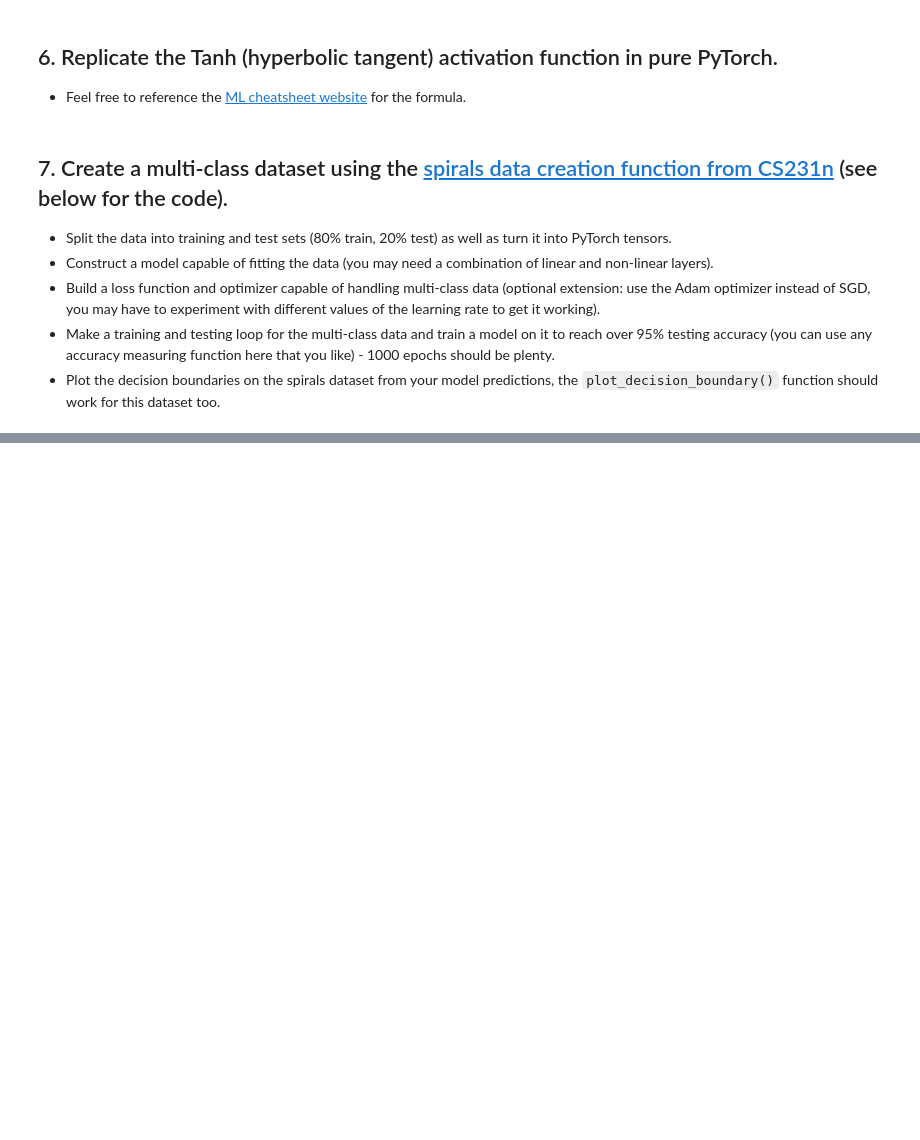
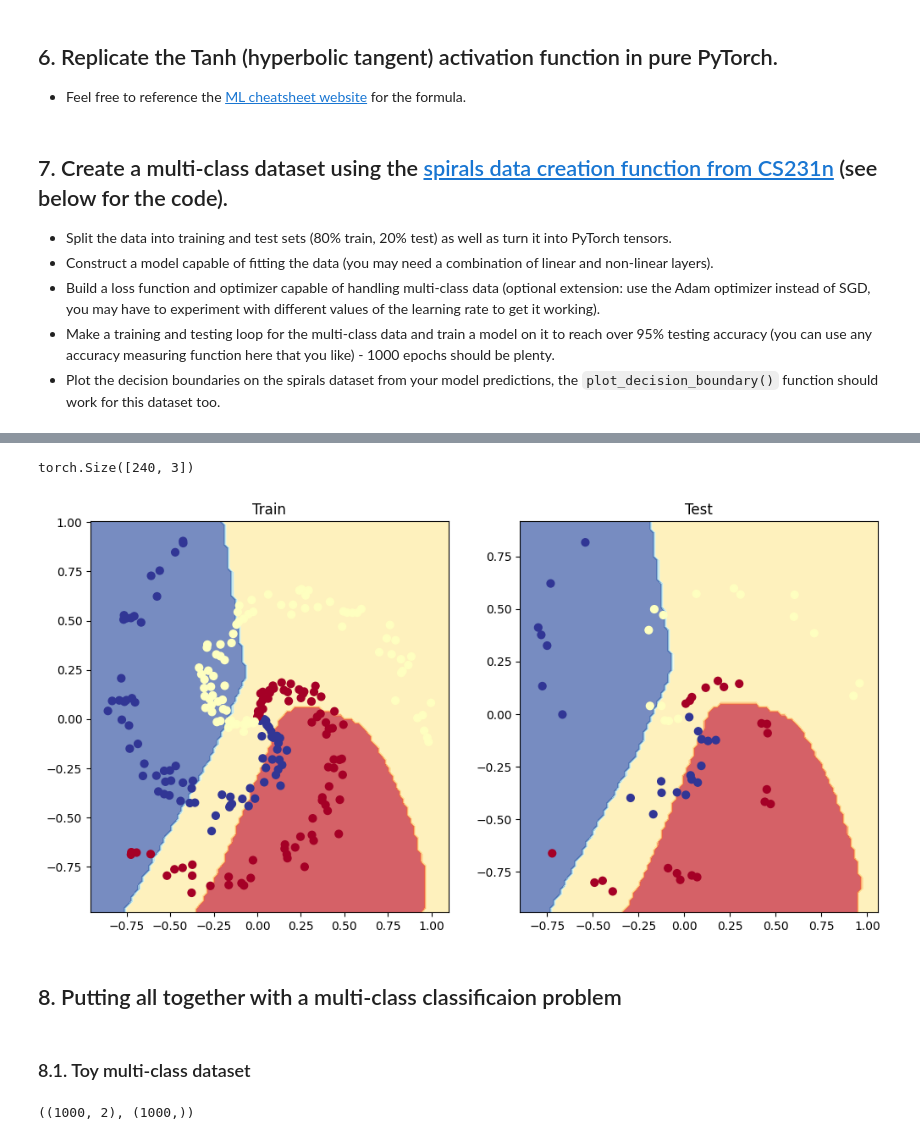
Before and after one commit to TungCan273/pytorch-deep-learning, a Jupyter notebook: extras/exercises/02_pytorch_classification_exercises.ipynb, the cells around one changed output, grey strips where cells are left out. Cells and saved outputs as stored; diff of their text form; code cells hidden in the pictures; blank space fills up the shorter version.

```diff
--- a/extras/exercises/02_pytorch_classification_exercises.ipynb
+++ b/extras/exercises/02_pytorch_classification_exercises.ipynb
@@ -356,35 +460,44 @@ Pred labels:
 # %%
 # Setup loss function and optimizer
-# loss_fn =
-# optimizer =
+loss_fn = nn.CrossEntropyLoss()
+optimizer = torch.optim.SGD(
+    params = model.parameters(),
+    lr = 0.01
+)
 # %%
 # Build a training loop for the model
+epochs = 1000
 
 # Loop over data
-
+for epoch in range(epochs):
 
   ## Training
-
+  model.train()
   # 1. Forward pass
-
+  logits = model(X_train).squeeze()
+  preds = torch.softmax(logits, dim=1).argmax(dim=1)
 
   # 2. Calculate the loss
-
+  loss = loss_fn(logits, y_train)
+  acc = acc_fn(preds, y_train)
 
   # 3. Optimizer zero grad
-
+  optimizer.zero_grad()
 
   # 4. Loss backward
-
+  loss.backward()
 
   # 5. Optimizer step
-
+  optimizer.step()
 
   ## Testing
-
-
+  model.eval()
+  with torch.inference_mode():
     # 1. Forward pass
-
+    _logits = model(X_test).squeeze()
     # 2. Caculate loss and acc
-
+    _loss = loss_fn(_logits, y_test)
+    _acc = acc_fn(torch.softmax(_logits, dim=1).argmax(dim=1), y_test)
   # Print out what's happening every 100 epochs
+  if epoch % 100 == 0:
+    print(f"Epoch: {epoch} | Loss: {loss:.2f} Acc: {acc:.2f} | Test loss: {_loss:.2f} Test acc: {_acc:.2f}")
@@ -392,0 +515,19 @@ Pred labels:
+# %%
+preds.shape
+# %% [output]
+torch.Size([240, 3])
+# %%
+
+plt.figure(figsize=(12, 6))
+plt.subplot(1, 2, 1)
+plt.title("Train")
+plot_decision_boundary(model, X_train, y_train)
+plt.subplot(1, 2, 2)
+plt.title("Test")
+plot_decision_boundary(model, X_test, y_test)
+# %% [output]
+[figure, added]
+# %% [markdown]
+## 8. Putting all together with a multi-class classificaion problem
+# %% [markdown]
+### 8.1. Toy multi-class dataset
@@ -392,0 +551,4 @@ Pred labels:
+# %%
+X_blob.shape, y_blob.shape
+# %% [output]
+((1000, 2), (1000,))
```
Also changed, not shown: parts of 42 cells of this notebook, 3 other files.
